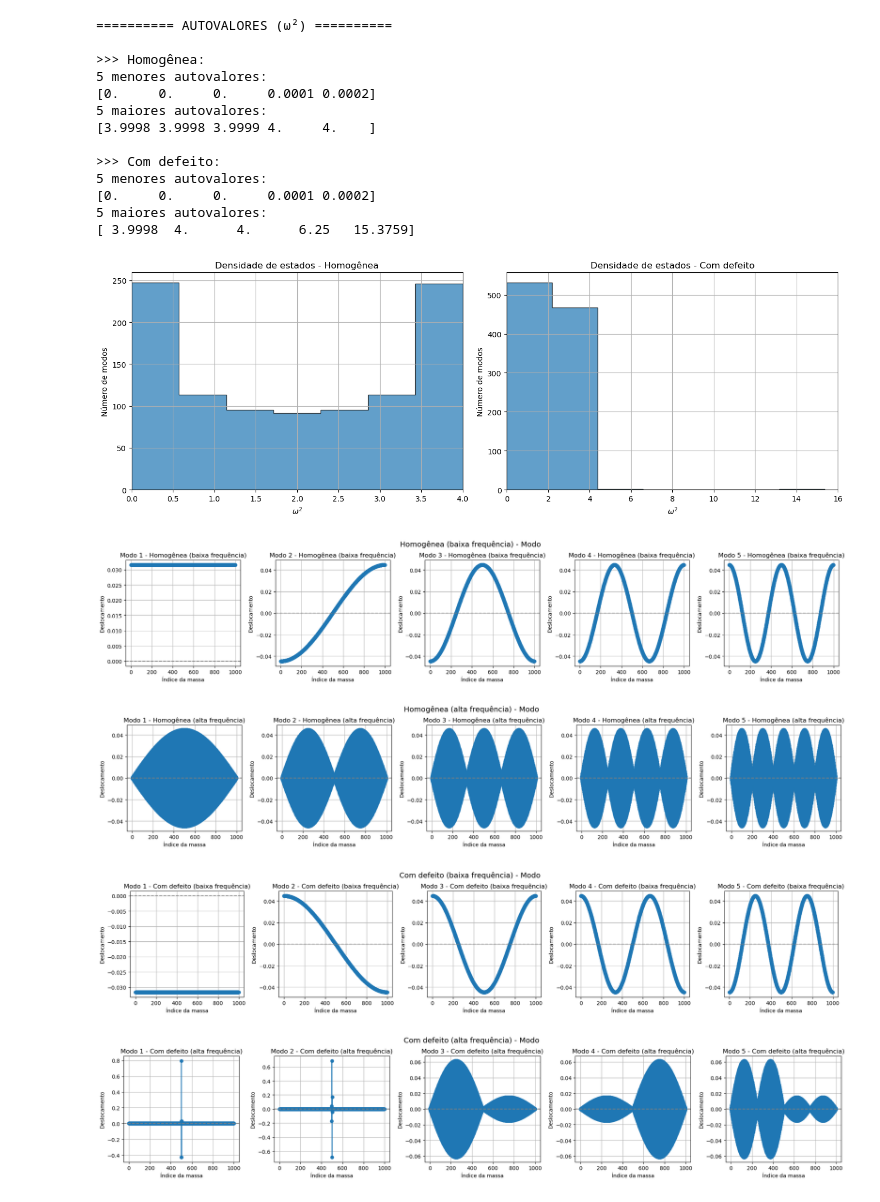
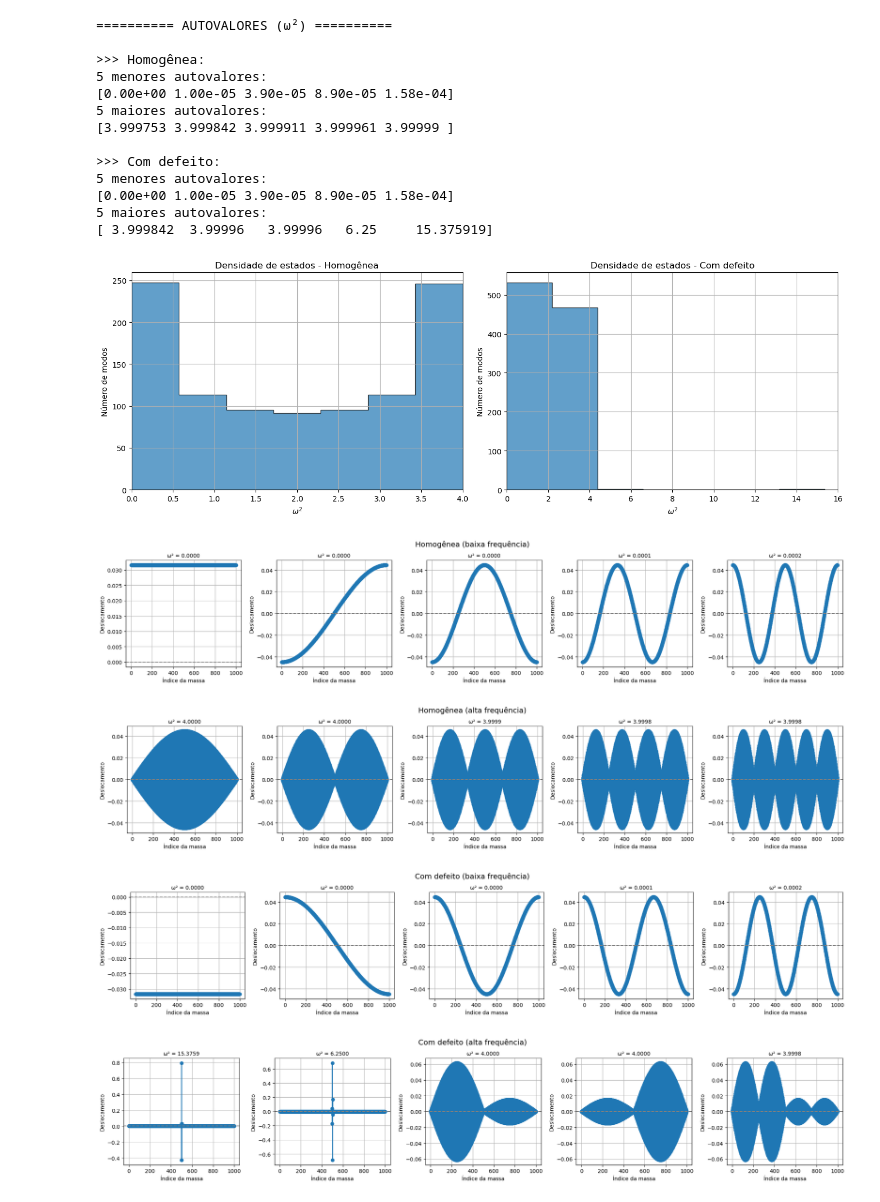
Before and after one commit to KaiqueFalcao/AV5, a Jupyter notebook: AV5.ipynb, the cells around one changed output. Saved outputs shown, nothing was run; the diff lists cells and outputs as text; code cells hidden in the pictures.

```diff
--- a/AV5.ipynb
+++ b/AV5.ipynb
@@ -229,50 +234,55 @@ plt.show()
 
 # ---------- MODOS NORMAIS - SUBPLOTS ORGANIZADOS ----------
 
-def plot_modos_subplot(eigvecs, titulo_base, tipo, indices, N):
+def plot_modos_subplot(eigvecs, eigvals, tipo, indices, N):
     fig, axs = plt.subplots(1, 5, figsize=(20, 4))
     for i, idx in enumerate(indices):
         axs[i].plot(eigvecs[:, idx], marker='o')
         axs[i].axhline(0, color='gray', linestyle='--')
-        axs[i].set_title(f'{titulo_base} {i+1} - {tipo}')
+
+        axs[i].set_title(f'\nω² = {eigvals[idx]:.4f}', fontsize=10)
+
         axs[i].set_xlabel('Índice da massa')
         axs[i].set_ylabel('Deslocamento')
         axs[i].grid(True)
-    fig.suptitle(f'{tipo} - {titulo_base}', fontsize=14)
+
+    fig.suptitle(f'{tipo}', fontsize=14)
     fig.tight_layout()
     fig.subplots_adjust(top=0.85)
     plt.show()
 
-# Homogênea - menores frequências (índices 0 a 4)
-plot_modos_subplot(eigvecs_h, 'Modo', 'Homogênea (baixa frequência)', range(5), N)
 
-# Homogênea - maiores frequências (índices -1 a -5)
-plot_modos_subplot(eigvecs_h, 'Modo', 'Homogênea (alta frequência)', range(N-1, N-6, -1), N)
+
+# Homogênea - menores frequências
+plot_modos_subplot(eigvecs_h, eigvals_h[idx_h], 'Homogênea (baixa frequência)', range(5), N)
+
+# Homogênea - maiores frequências
+plot_modos_subplot(eigvecs_h, eigvals_h[idx_h], 'Homogênea (alta frequência)', range(N-1, N-6, -1), N)
 
 # Defeito - menores frequências
-plot_modos_subplot(eigvecs_d, 'Modo', 'Com defeito (baixa frequência)', range(5), N)
+plot_modos_subplot(eigvecs_d, eigvals_d[idx_d], 'Com defeito (baixa frequência)', range(5), N)
 
 # Defeito - maiores frequências
-plot_modos_subplot(eigvecs_d, 'Modo', 'Com defeito (alta frequência)', range(N-1, N-6, -1), N)
+plot_modos_subplot(eigvecs_d, eigvals_d[idx_d], 'Com defeito (alta frequência)', range(N-1, N-6, -1), N)
 # %% [output]
 ========== AUTOVALORES (ω²) ==========
 
 >>> Homogênea:
 5 menores autovalores:
-[0.     0.     0.     0.0001 0.0002]
+[0.00e+00 1.00e-05 3.90e-05 8.90e-05 1.58e-04]
 5 maiores autovalores:
-[3.9998 3.9998 3.9999 4.     4.    ]
+[3.999753 3.999842 3.999911 3.999961 3.99999 ]
 
 >>> Com defeito:
 5 menores autovalores:
-[0.     0.     0.     0.0001 0.0002]
+[0.00e+00 1.00e-05 3.90e-05 8.90e-05 1.58e-04]
 5 maiores autovalores:
-[ 3.9998  4.      4.      6.25   15.3759]
+[ 3.999842  3.99996   3.99996   6.25     15.375919]
 [figure]
-[figure, old version]
+[figure, new version]
-[figure, old version]
+[figure, new version]
-[figure, old version]
+[figure, new version]
-[figure, old version]
+[figure, new version]
 # %%
 # Parâmetros
 N = 10000
```
Also changed, not shown: parts of 2 cells of this notebook.
